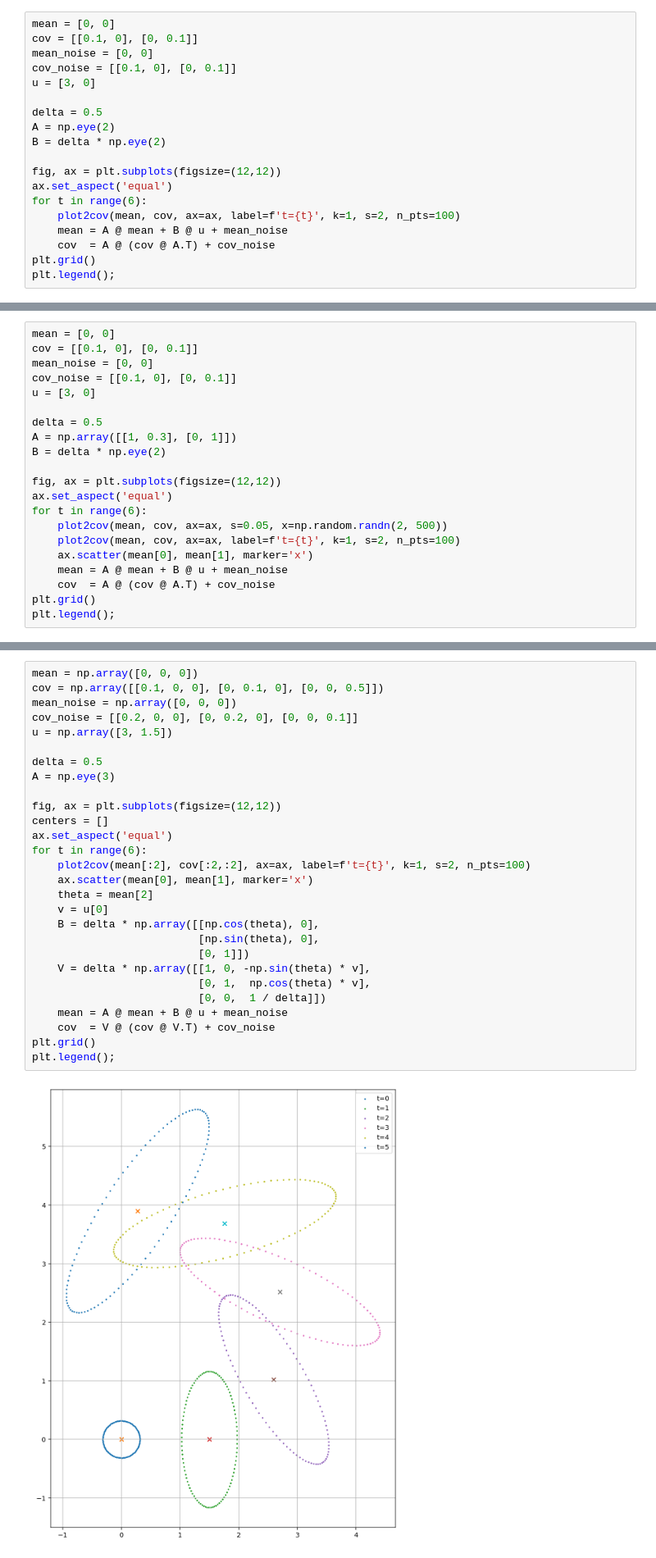
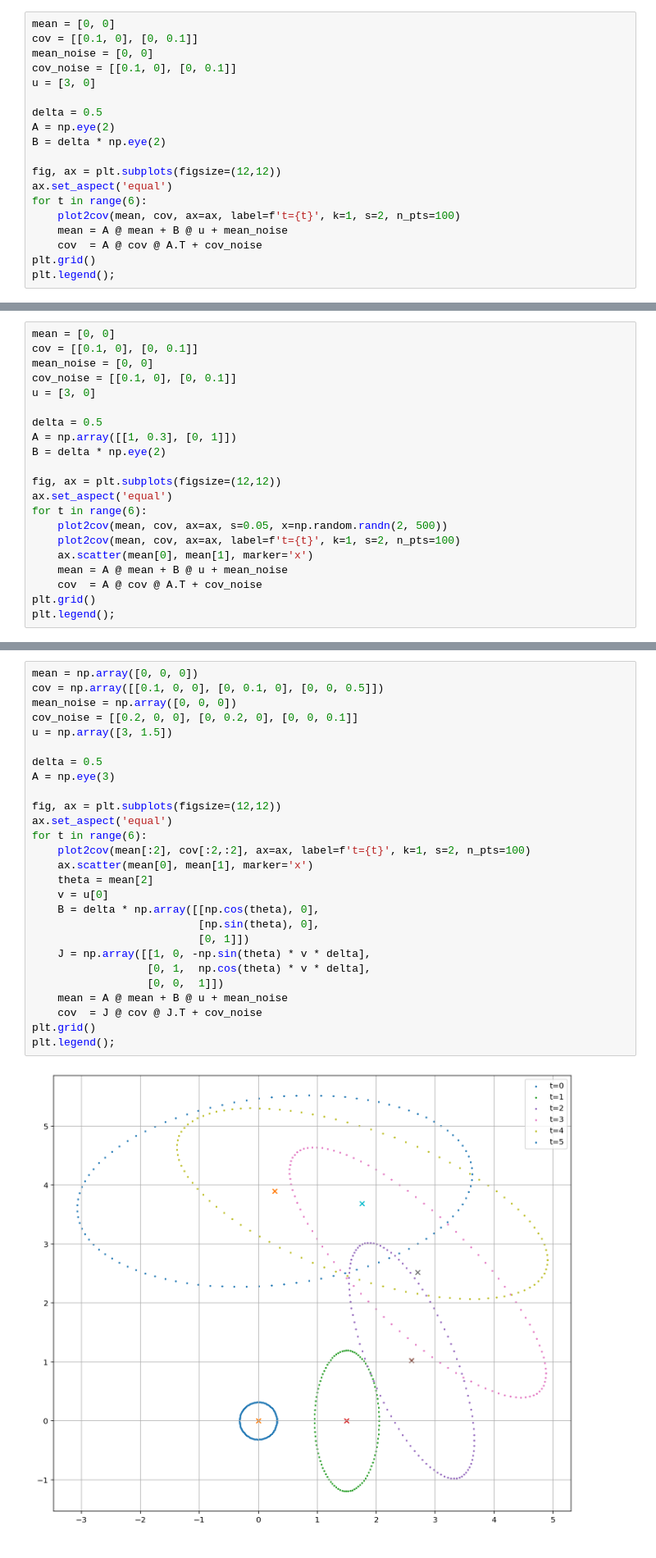
Before and after one commit to Fr0do/Perception-in-Robotics-course-T3-2022-Skoltech, a Jupyter notebook: ps/PS1/PS1_Maxim_Kurkin.ipynb, the cells around one changed output, grey strips where cells are left out. Shown at 82% size. Cells and saved outputs as stored; diff of their text form.

```diff
--- a/ps/PS1/PS1_Maxim_Kurkin.ipynb
+++ b/ps/PS1/PS1_Maxim_Kurkin.ipynb
@@ -277,7 +293,7 @@ ax.set_aspect('equal')
 for t in range(6):
     plot2cov(mean, cov, ax=ax, label=f't={t}', k=1, s=2, n_pts=100)
     mean = A @ mean + B @ u + mean_noise
-    cov  = A @ (cov @ A.T) + cov_noise
+    cov  = A @ cov @ A.T + cov_noise
 plt.grid()
 plt.legend();
 # %% [output]
@@ -302,7 +318,7 @@ for t in range(6):
     plot2cov(mean, cov, ax=ax, label=f't={t}', k=1, s=2, n_pts=100)
     ax.scatter(mean[0], mean[1], marker='x')
     mean = A @ mean + B @ u + mean_noise
-    cov  = A @ (cov @ A.T) + cov_noise
+    cov  = A @ cov @ A.T + cov_noise
 plt.grid()
 plt.legend();
 # %% [output]
@@ -310,33 +335,32 @@ plt.legend();
 # %%
 mean = np.array([0, 0, 0])
 cov = np.array([[0.1, 0, 0], [0, 0.1, 0], [0, 0, 0.5]])
 mean_noise = np.array([0, 0, 0])
 cov_noise = [[0.2, 0, 0], [0, 0.2, 0], [0, 0, 0.1]]
 u = np.array([3, 1.5])
 
 delta = 0.5
 A = np.eye(3)
 
 fig, ax = plt.subplots(figsize=(12,12))
-centers = []
 ax.set_aspect('equal')
 for t in range(6):
     plot2cov(mean[:2], cov[:2,:2], ax=ax, label=f't={t}', k=1, s=2, n_pts=100)
     ax.scatter(mean[0], mean[1], marker='x')
     theta = mean[2]
     v = u[0]
     B = delta * np.array([[np.cos(theta), 0],
                           [np.sin(theta), 0],
                           [0, 1]])
-    V = delta * np.array([[1, 0, -np.sin(theta) * v],
-                          [0, 1,  np.cos(theta) * v],
-                          [0, 0,  1 / delta]])
+    J = np.array([[1, 0, -np.sin(theta) * v * delta],
+                  [0, 1,  np.cos(theta) * v * delta],
+                  [0, 0,  1]])
     mean = A @ mean + B @ u + mean_noise
-    cov  = V @ (cov @ V.T) + cov_noise
+    cov  = J @ cov @ J.T + cov_noise
 plt.grid()
 plt.legend();
 # %% [output]
-[figure, old version]
+[figure, new version]
 # %%
 mean = [0, 0, 0]
 cov = np.array([[0.1, 0, 0], [0, 0.1, 0], [0, 0, 0.5]])
```
Also changed, not shown: parts of 14 cells of this notebook.
